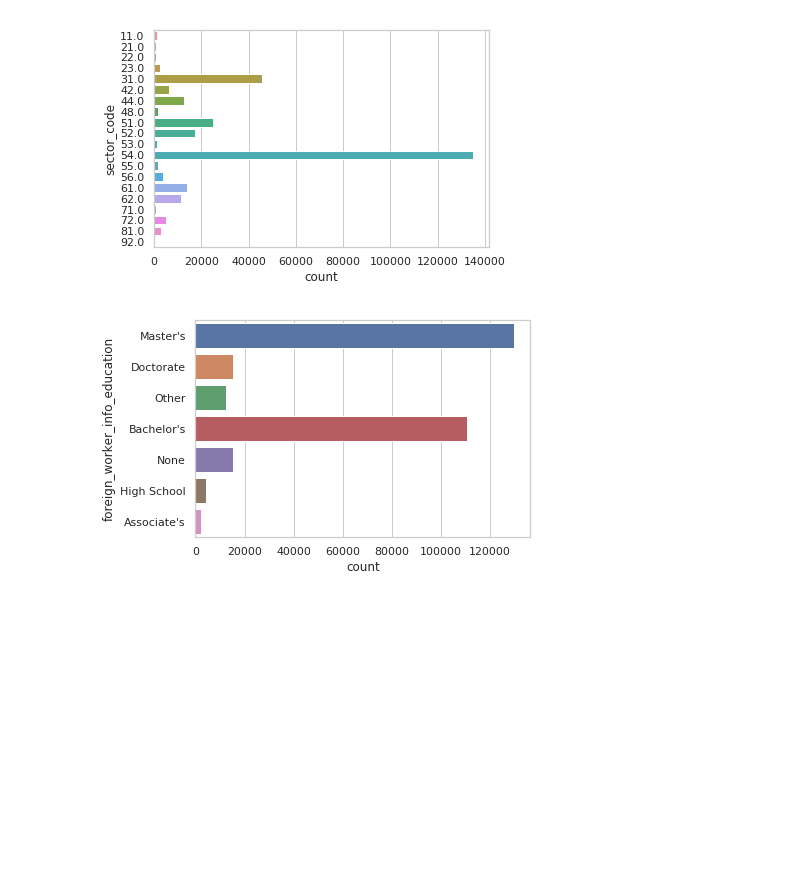
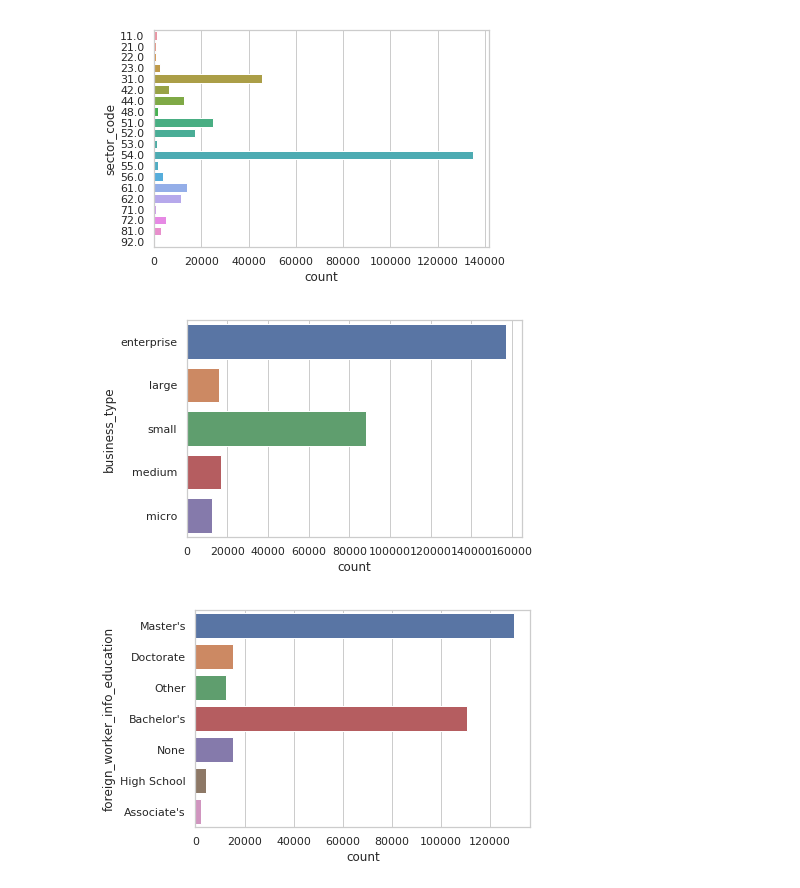
Before and after one commit to lkahre/insight_app, a Jupyter notebook: model_tests.ipynb, the cells around one changed output. Saved outputs shown, nothing was run; the diff lists cells and outputs as text; code cells hidden in the pictures; blank space fills up the shorter version.

```diff
--- a/model_tests.ipynb
+++ b/model_tests.ipynb
@@ -78,6 +185,12 @@ sns.countplot(y='sector_code', data=visa_apps_all)
 plt.show()
 # %% [output]
 [figure]
+# %%
+#Business Type Histogram
+sns.countplot(y='business_type', data=visa_apps_all)
+plt.show()
+# %% [output]
+[figure, added]
 # %%
 #Education Level Histogram
 sns.countplot(y='foreign_worker_info_education', data=visa_apps_all)
```
Also changed, not shown: parts of 9 cells of this notebook, 4 other files.
